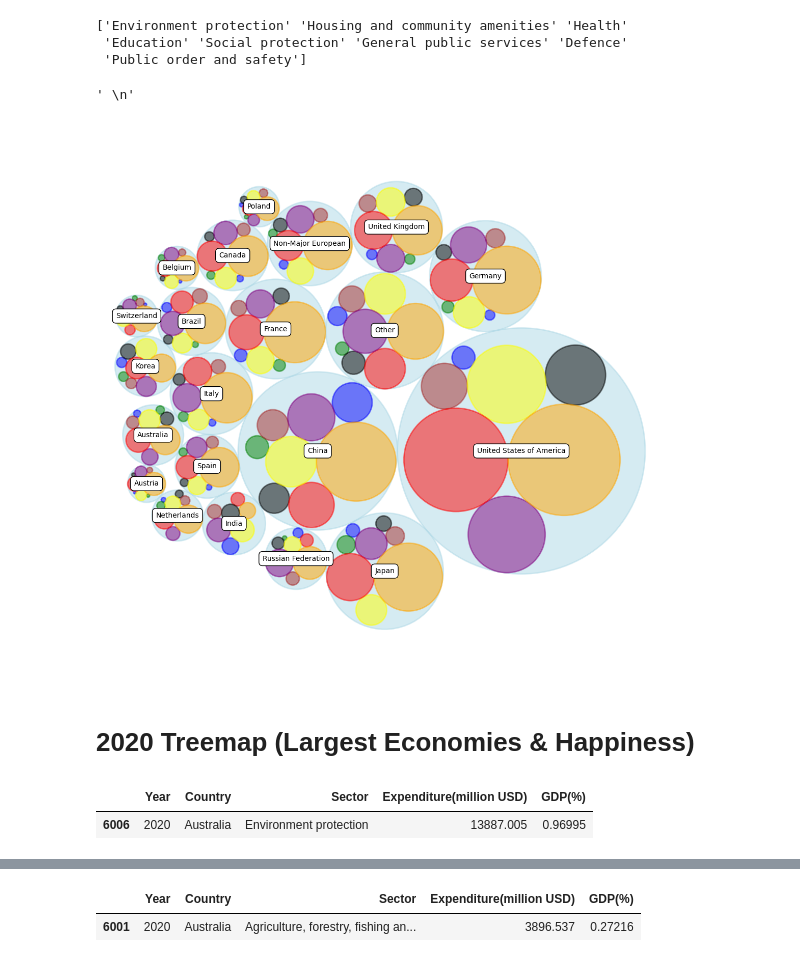
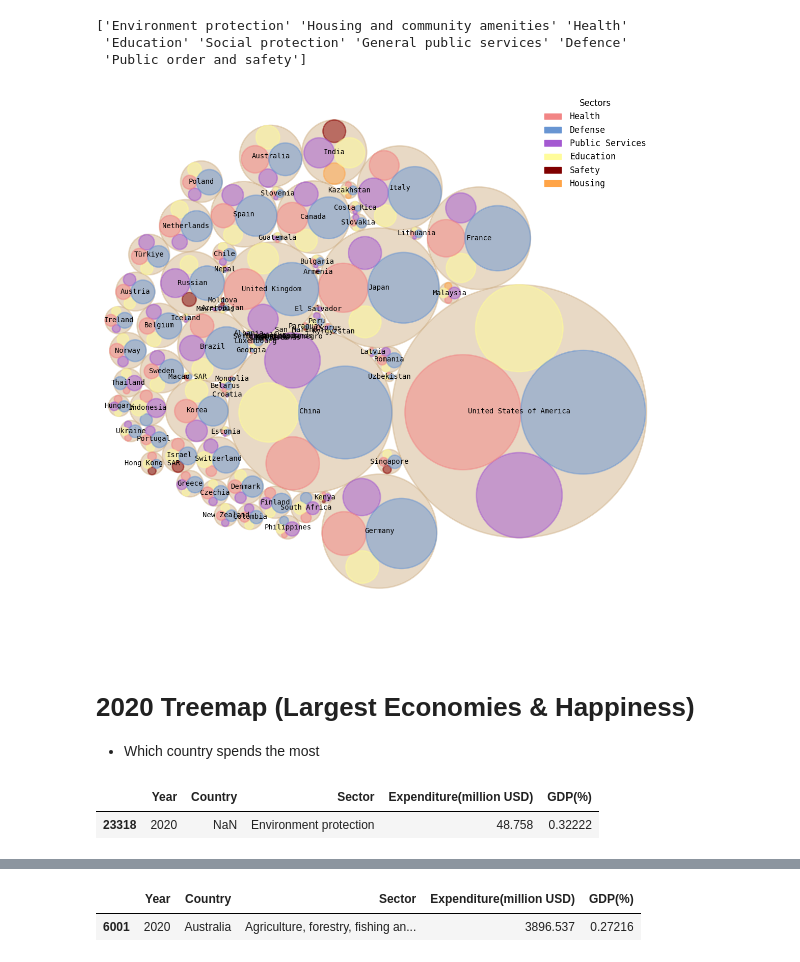
Before and after one commit to You-Gao/Kaggle, a Jupyter notebook: Exploratory Data Analysis/World Government EDA/visualization.ipynb, the cells around one changed output, grey strips where cells are left out. Drawn from its saved outputs; the diff is of its cells as text; code cells hidden in the pictures.

```diff
--- a/Exploratory Data Analysis/World Government EDA/visualization.ipynb
+++ b/Exploratory Data Analysis/World Government EDA/visualization.ipynb
@@ -149,7 +185,8 @@ for country in current_world_pivot_df.index:
     country_dict["id"] = country
     country_dict["datum"] = totals[country]
     country_dict["children"] = []
-    for sector in current_world_pivot_df.columns:
+    top3sectors = current_world_pivot_df.loc[country].sort_values(ascending=False).index[:4]
+    for sector in top3sectors:
         sector_dict = {}
         sector_dict["id"] = sector
         sector_dict["datum"] = current_world_pivot_df[sector][country]
@@ -195,45 +232,72 @@ plt.ylim(-lim, lim)
 
 # Print circle the highest level (continents):
 for circle in circles:
     if circle.level != 2:
       continue
     x, y, r = circle
-    ax.add_patch( plt.Circle((x, y), r, alpha=0.5, linewidth=2, color="lightblue"))
+    ax.add_patch( plt.Circle((x, y), r, alpha=0.5, linewidth=2, color="#D2B48C"))
 
 # create a color dict based on
 # change color based on label ['Environment protection' 'Housing and community amenities' 'Health' 'Education' 'Social protection' 'General public services' 'Defence' 'Public order and safety']
-color_dict = {'Environment protection':'green', 'Housing and community amenities':'blue', 'Health':'red', 'Education':'yellow', 'Social protection':'orange', 'General public services':'purple', 'Defence':'black', 'Public order and safety':'brown'}
+color_dict = {
+    'Environment protection': '#B7E5B4',
+    'Housing and community amenities': '#FFA447',
+    'Health': '#F28585',
+    'Education': '#FFFC9B',
+    'Social protection': '#6895D2',  # Crimson
+    'General public services': '#A459D1',  # Fire Brick
+    'Defence': '#8B0000',  # Dark Red
+    'Public order and safety': '#800000'  # Maroon
+}
 
 # Print circle and labels for the highest level:
 for circle in circles:
     if circle.level != 3:
       continue
     x, y, r = circle
     label = circle.ex["id"]
     color = color_dict[label]
     ax.add_patch( plt.Circle((x, y), r, alpha=0.5, linewidth=2, color=color))
     #plt.annotate(label, (x,y ), ha='center', color="white")
 
 # Print labels for the continents
 for circle in circles:
     if circle.level != 2:
       continue
     x, y, r = circle
     label = circle.ex["id"]
-    plt.annotate(label, (x,y ) ,va='center', ha='center', bbox=dict(facecolor='white', edgecolor='black', boxstyle='round', pad=.5))
+    plt.annotate(label, (x,y) ,va='center', ha='center', bbox=dict(facecolor='none', edgecolor='none', boxstyle='round', pad=.5), family=["monospace"])
 
+# Custom Legend w/ mptaches
+import matplotlib.patches as mpatches
+
+# Create a legend
+purple_patch = mpatches.Patch(color='#A459D1', label='Public Services')
+# green_patch = mpatches.Patch(color='#B7E5B4', label='Environment')
+orange_patch = mpatches.Patch(color='#FFA447', label='Housing')
+red_patch = mpatches.Patch(color='#F28585', label='Health')
+yellow_patch = mpatches.Patch(color='#FFFC9B', label='Education')
+blue_patch = mpatches.Patch(color='#6895D2', label='Defense')
+maroon_patch = mpatches.Patch(color='#800000', label='Safety')
+# no outline
+plt.legend(handles=[red_patch, blue_patch, purple_patch, yellow_patch, maroon_patch, orange_patch], loc='upper right', frameon=False, title="Sectors",
+           prop={'size': 12,'family':'monospace'}, title_fontsize='12', labelspacing=.5, handletextpad=1)
 """
 """
+
+# save as svg
+plt.savefig('world_expenditure.svg', format='svg', bbox_inches='tight')
 # %% [output]
-' \n'
-[figure, old version]
+[figure, new version]
 # %% [markdown]
 # 2020 Treemap (Largest Economies & Happiness)
+*  Which country spends the most
 # %%
 current_world_df = world_df[world_df['Year'] == 2020]
 current_world_df = current_world_df[current_world_df['Sector'] != "Total function"]
 current_world_df = current_world_df[current_world_df['Sector'].isin(sectors)]
+current_world_df["Country"] = current_world_df["Country"].map(abbreviations)
 current_world_df.head(1)
 # %% [output]
 |  | Year | Country | Sector | Expenditure(million USD) | GDP(%) |
-| 6006 | 2020 | Australia | Environment protection | 13887.005 | 0.96995 |
+| 23318 | 2020 | NaN | Environment protection | 48.758 | 0.32222 |
```
Also changed, not shown: parts of 33 cells of this notebook, 3 other files.
